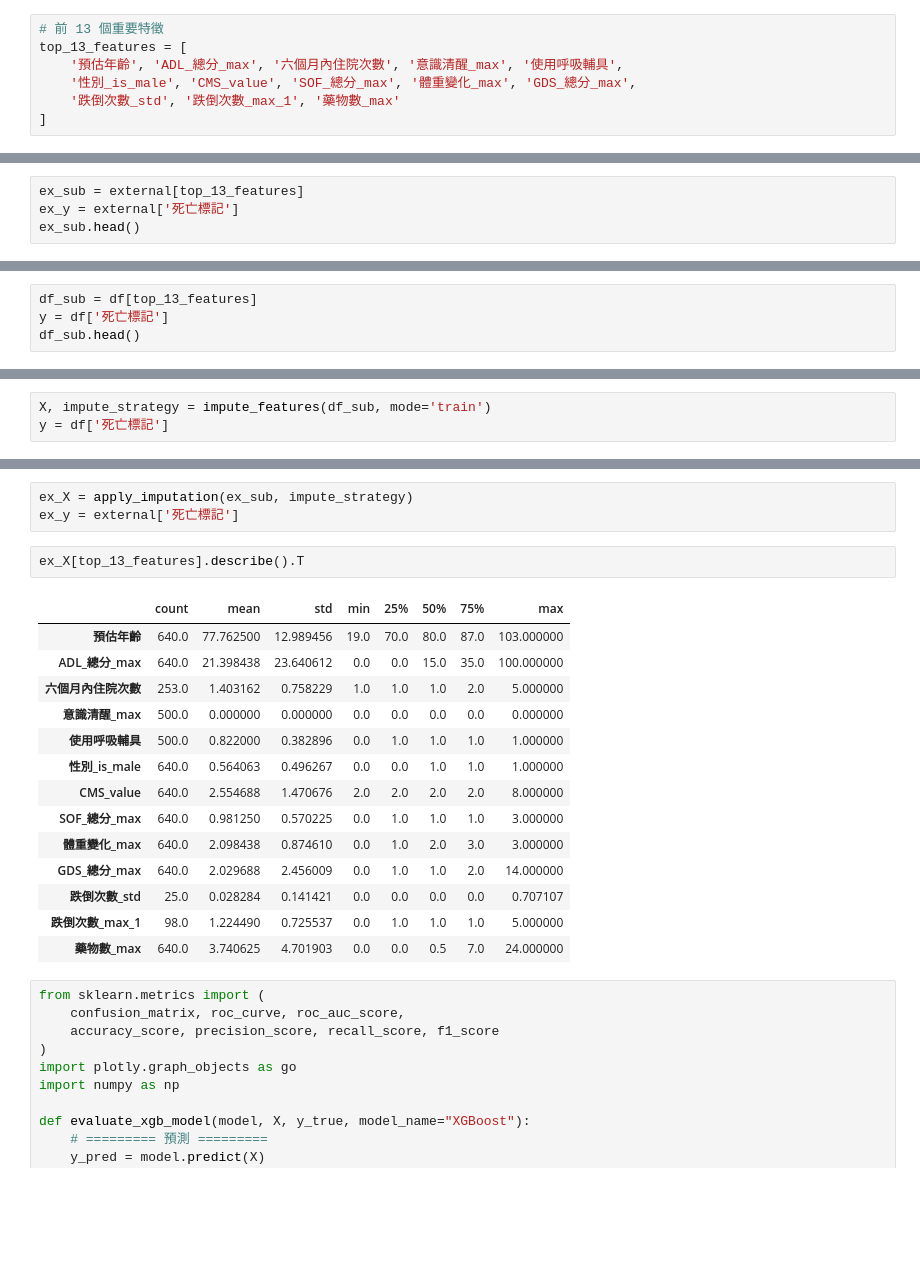
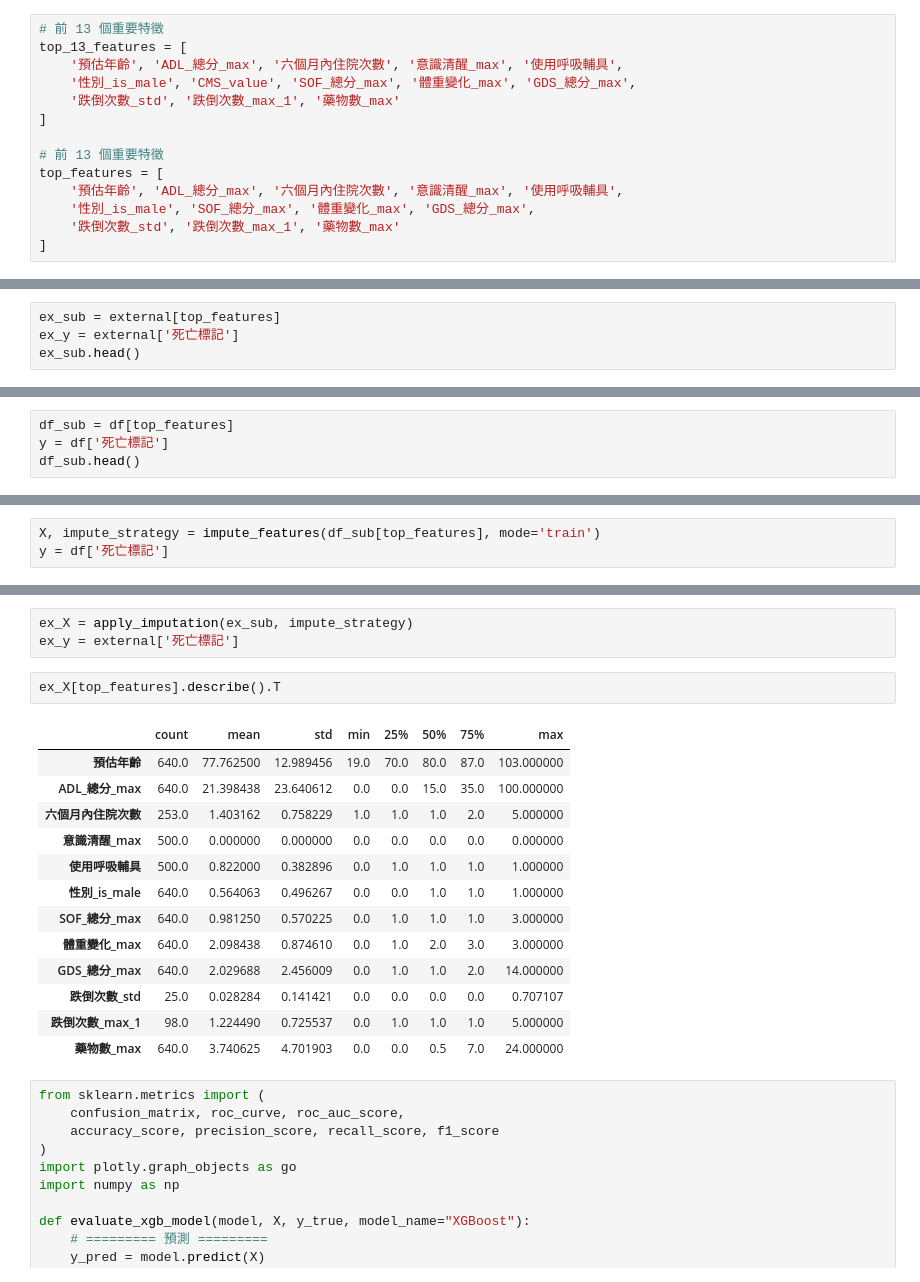
Before and after one commit to peculab/AI4JUBO, a Jupyter notebook: JuboDeath_V4.ipynb, the cells around one changed output, grey strips where cells are left out. Cells and saved outputs as stored; diff of their text form; blank space fills up the shorter version.

```diff
--- a/JuboDeath_V4.ipynb
+++ b/JuboDeath_V4.ipynb
@@ -52,6 +52,13 @@ top_13_features = [
     '性別_is_male', 'CMS_value', 'SOF_總分_max', '體重變化_max', 'GDS_總分_max',
     '跌倒次數_std', '跌倒次數_max_1', '藥物數_max'
 ]
+
+# 前 13 個重要特徵
+top_features = [
+    '預估年齡', 'ADL_總分_max', '六個月內住院次數', '意識清醒_max', '使用呼吸輔具',
+    '性別_is_male', 'SOF_總分_max', '體重變化_max', 'GDS_總分_max',
+    '跌倒次數_std', '跌倒次數_max_1', '藥物數_max'
+]
 # %% [markdown]
 # 分析訓練資料的遺失值分布
 # %%
@@ -347,7 +354,7 @@ len(external)
 # %% [output]
 640
 # %%
-ex_sub = external[top_13_features]
+ex_sub = external[top_features]
 ex_y = external['死亡標記']
 ex_sub.head()
 # %% [output]
@@ -451,7 +453,7 @@ df.head()
 | 4 | 1089 | C0053 | 1 | 162 | 1089 | C0053 | 1 | 87 | 0 | <NA> | ... |
 5 rows × 45 columns
 # %%
-df_sub = df[top_13_features]
+df_sub = df[top_features]
 y = df['死亡標記']
 df_sub.head()
 # %% [output]
@@ -509,5 +506,5 @@ You can drop duplicate edges by setting the 'duplicates' kwarg
 # %% [markdown]
 # 開始進行訓練
 # %%
-X, impute_strategy = impute_features(df_sub, mode='train')
+X, impute_strategy = impute_features(df_sub[top_features], mode='train')
 y = df['死亡標記']
@@ -1002,16 +1005,15 @@ trace_full_xgb_decision(xgb_model, X.iloc[[0]])
 ex_X = apply_imputation(ex_sub, impute_strategy)
 ex_y = external['死亡標記']
 # %%
-ex_X[top_13_features].describe().T
+ex_X[top_features].describe().T
 # %% [output]
 |  | count | mean | std | min | 25% | 50% | 75% | max |
 | 預估年齡 | 640.0 | 77.762500 | 12.989456 | 19.0 | 70.0 | 80.0 | 87.0 | 103.000000 |
 | ADL_總分_max | 640.0 | 21.398438 | 23.640612 | 0.0 | 0.0 | 15.0 | 35.0 | 100.000000 |
 | 六個月內住院次數 | 253.0 | 1.403162 | 0.758229 | 1.0 | 1.0 | 1.0 | 2.0 | 5.000000 |
 | 意識清醒_max | 500.0 | 0.000000 | 0.000000 | 0.0 | 0.0 | 0.0 | 0.0 | 0.000000 |
 | 使用呼吸輔具 | 500.0 | 0.822000 | 0.382896 | 0.0 | 1.0 | 1.0 | 1.0 | 1.000000 |
 | 性別_is_male | 640.0 | 0.564063 | 0.496267 | 0.0 | 0.0 | 1.0 | 1.0 | 1.000000 |
-| CMS_value | 640.0 | 2.554688 | 1.470676 | 2.0 | 2.0 | 2.0 | 2.0 | 8.000000 |
 | SOF_總分_max | 640.0 | 0.981250 | 0.570225 | 0.0 | 1.0 | 1.0 | 1.0 | 3.000000 |
 | 體重變化_max | 640.0 | 2.098438 | 0.874610 | 0.0 | 1.0 | 2.0 | 3.0 | 3.000000 |
 | GDS_總分_max | 640.0 | 2.029688 | 2.456009 | 0.0 | 1.0 | 1.0 | 2.0 | 14.000000 |
```
Also changed, not shown: parts of 17 cells of this notebook.
